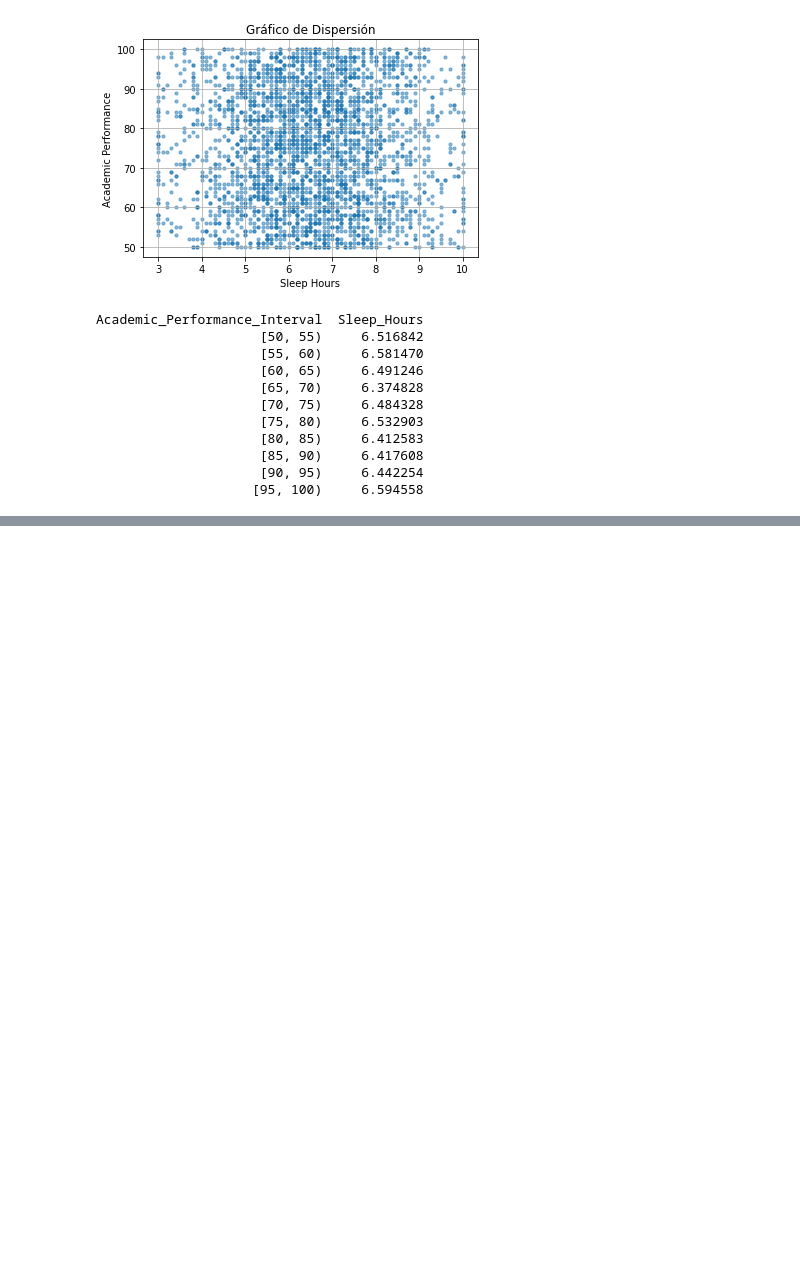
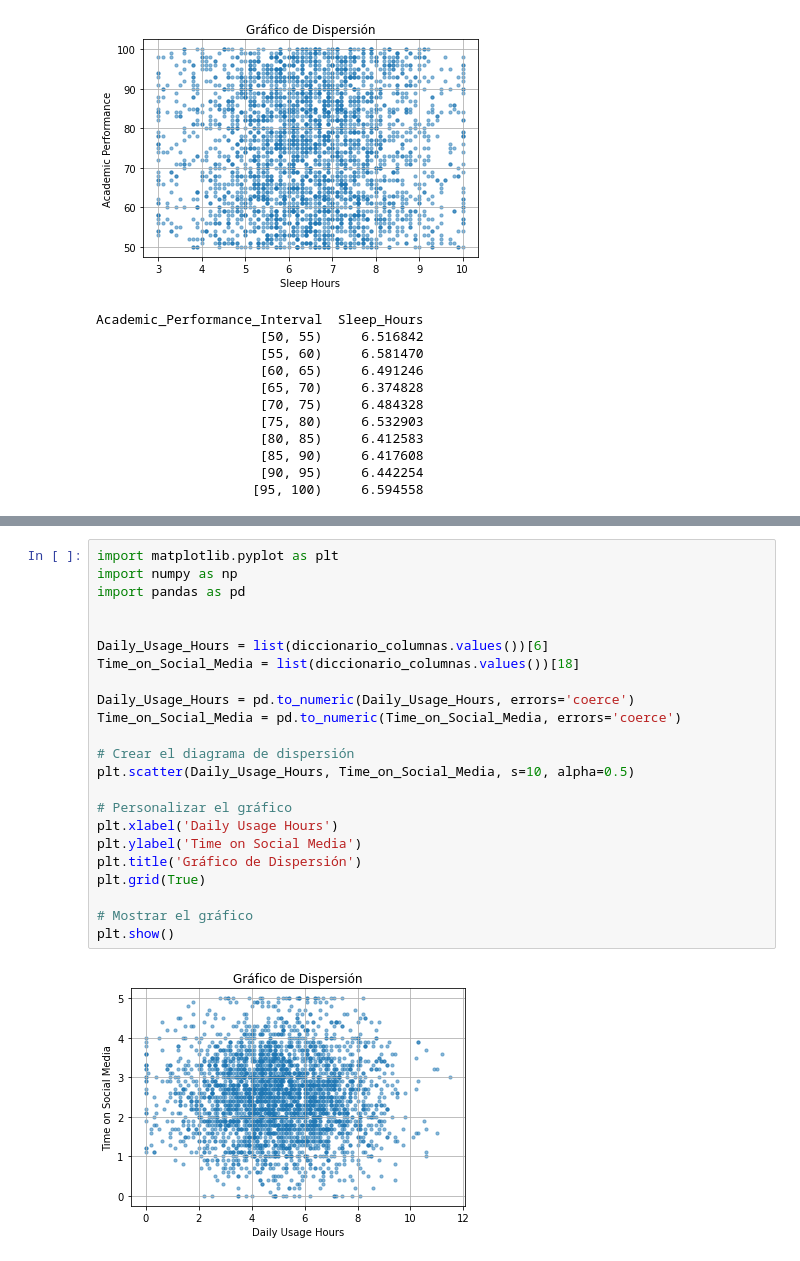
Before and after one commit to Carlolopespesia/Master-on-Data-Analytics, a Jupyter notebook: EDA CSV/cuaderno.ipynb, the cells around one changed output, grey strips where cells are left out. Drawn from its saved outputs; the diff is of its cells as text; blank space fills up the shorter version.

```diff
--- a/EDA CSV/cuaderno.ipynb
+++ b/EDA CSV/cuaderno.ipynb
@@ -274,0 +346,25 @@ Academic_Performance_Interval  Sleep_Hours
+# %%
+import matplotlib.pyplot as plt
+import numpy as np
+import pandas as pd
+
+
+Daily_Usage_Hours = list(diccionario_columnas.values())[6]
+Time_on_Social_Media = list(diccionario_columnas.values())[18]
+
+Daily_Usage_Hours = pd.to_numeric(Daily_Usage_Hours, errors='coerce')
+Time_on_Social_Media = pd.to_numeric(Time_on_Social_Media, errors='coerce')
+
+# Crear el diagrama de dispersión
+plt.scatter(Daily_Usage_Hours, Time_on_Social_Media, s=10, alpha=0.5)
+
+# Personalizar el gráfico
+plt.xlabel('Daily Usage Hours')
+plt.ylabel('Time on Social Media')
+plt.title('Gráfico de Dispersión')
+plt.grid(True)
+
+# Mostrar el gráfico
+plt.show()
+# %% [output]
+[figure, added]
```
Also changed, not shown: parts of 3 cells of this notebook.
